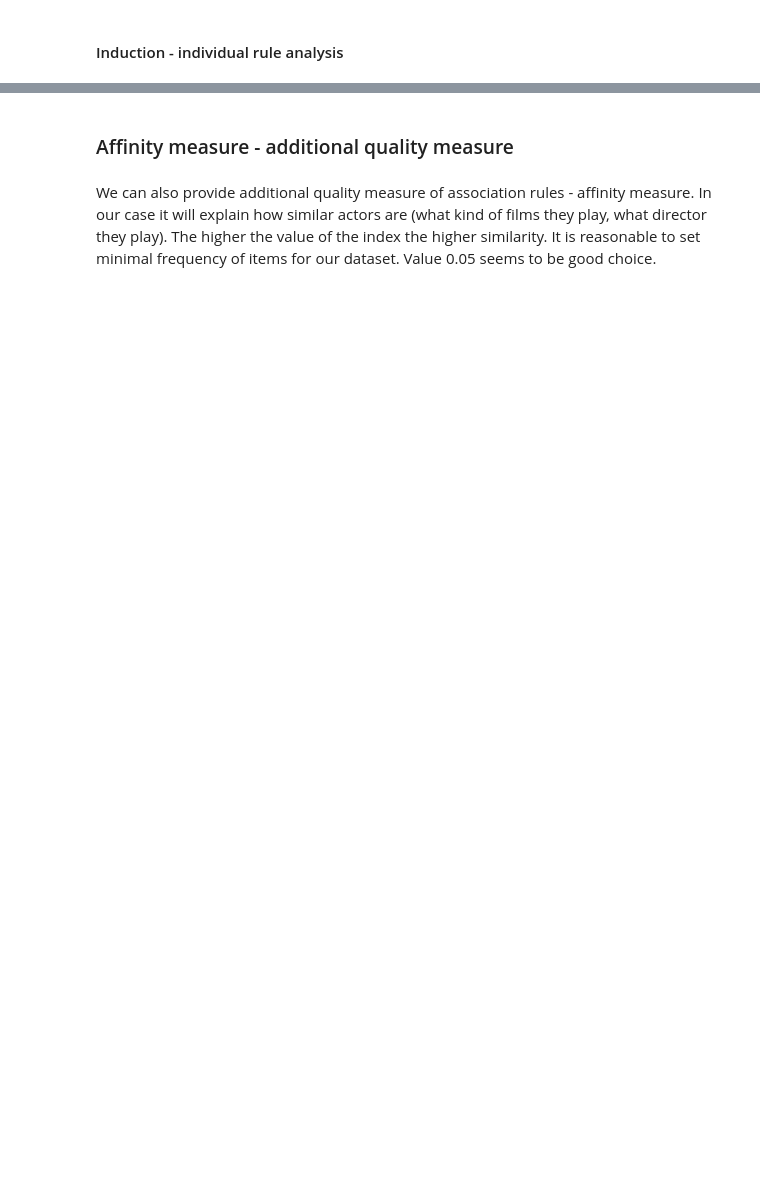
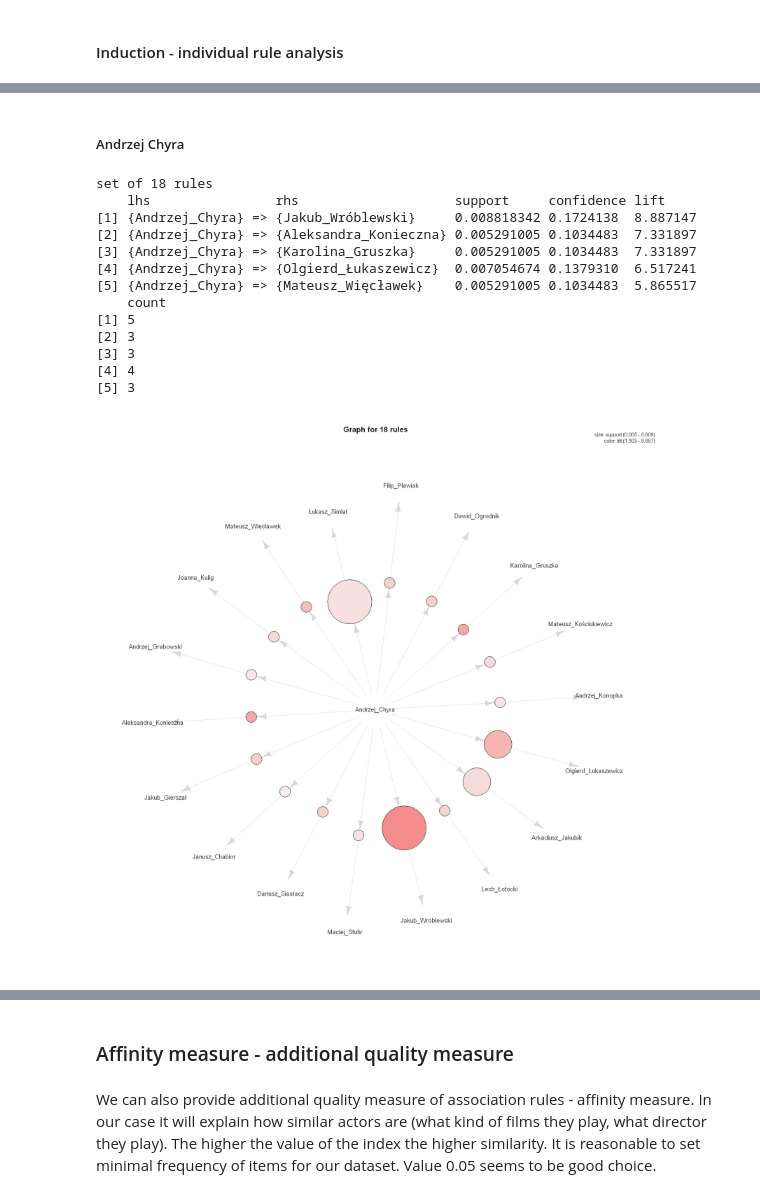
Before and after one commit to michaelwozniak/paper_ul3_wozniak_wrzesinski, a Jupyter notebook: paper_ul3_wozniak_wrzesinski.ipynb, the cells around one changed output, grey strips where cells are left out. Cells and saved outputs as stored; diff of their text form; code cells hidden in the pictures; blank space fills up the shorter version.

```diff
--- a/paper_ul3_wozniak_wrzesinski.ipynb
+++ b/paper_ul3_wozniak_wrzesinski.ipynb
@@ -614,0 +668,29 @@ inspect(rules.chabior.byconf)
+# %% [markdown]
+##### Andrzej Chyra
+# %%
+rules.chyra <- apriori(data=df,
+                      parameter=list(supp=0.005, conf = 0.08, target="rules"),
+                      appearance = list(default="rhs", lhs="Andrzej_Chyra"),
+                      control=list(verbose=F))
+
+rules.chyra.byconf <- sort(rules.chyra, by="lift", decreasing=TRUE)
+print(rules.chyra.byconf)
+inspect(head(rules.chyra.byconf,5))
+
+options(repr.plot.width=15, repr.plot.height=15)
+plot(rules.chyra, method="graph")
+# %% [output]
+set of 18 rules
+    lhs                rhs                    support     confidence lift
+[1] {Andrzej_Chyra} => {Jakub_Wróblewski}     0.008818342 0.1724138  8.887147
+[2] {Andrzej_Chyra} => {Aleksandra_Konieczna} 0.005291005 0.1034483  7.331897
+[3] {Andrzej_Chyra} => {Karolina_Gruszka}     0.005291005 0.1034483  7.331897
+[4] {Andrzej_Chyra} => {Olgierd_Łukaszewicz}  0.007054674 0.1379310  6.517241
+[5] {Andrzej_Chyra} => {Mateusz_Więcławek}    0.005291005 0.1034483  5.865517
+    count
+[1] 5
+[2] 3
+[3] 3
+[4] 4
+[5] 3
+[figure, added]
```
Also changed, not shown: parts of 25 cells of this notebook.
